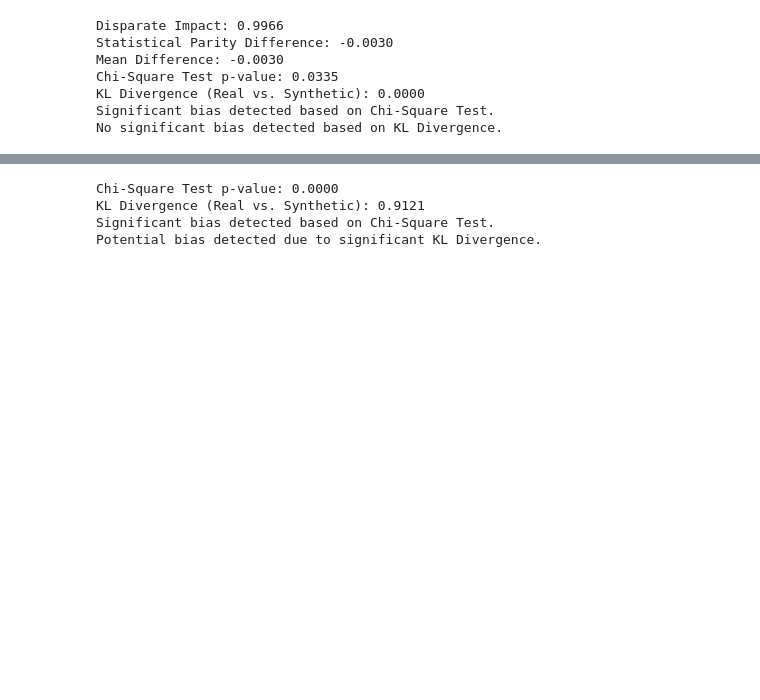
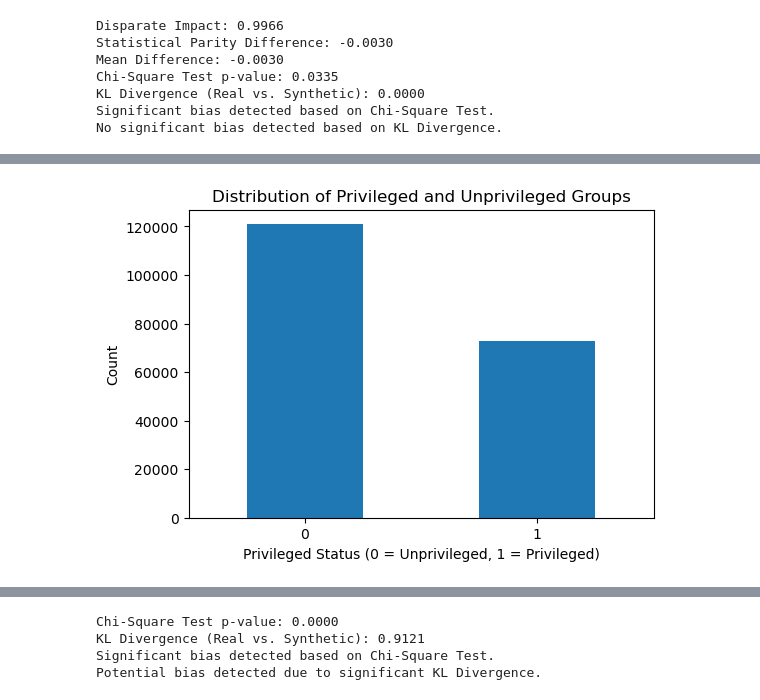
Before and after one commit to adiiulio/AiInIndustry_2025, a Jupyter notebook: Reverse_Matching.ipynb, the cells around one changed output, grey strips where cells are left out. Drawn from its saved outputs; the diff is of its cells as text; code cells hidden in the pictures; blank space fills up the shorter version.

```diff
--- a/Reverse_Matching.ipynb
+++ b/Reverse_Matching.ipynb
@@ -1534,0 +1543,10 @@ No significant bias detected based on KL Divergence.
+# %%
+# Define privileged group (Age 25-34 is mapped as 1)
+synth_data["privileged"] = (synth_data["cand_age_bucket"] == 1).astype(int)
+# Count occurrences of privileged and unprivileged groups
+privileged_counts = synth_data["privileged"].value_counts()
+# Calculate proportions
+privileged_proportions = synth_data["privileged"].value_counts(normalize=True) * 100
+
+print("Counts:\n", privileged_counts)
+print("\nProportions (%):\n", privileged_proportions)
@@ -1534,0 +1565,10 @@ No significant bias detected based on KL Divergence.
+# %%
+plt.figure(figsize=(6, 4))
+synth_data["privileged"].value_counts().plot(kind="bar")
+plt.xlabel("Privileged Status (0 = Unprivileged, 1 = Privileged)")
+plt.ylabel("Count")
+plt.title("Distribution of Privileged and Unprivileged Groups")
+plt.xticks(rotation=0)
+plt.show()
+# %% [output]
+[figure, added]
```
Also changed, not shown: parts of 55 cells of this notebook.
